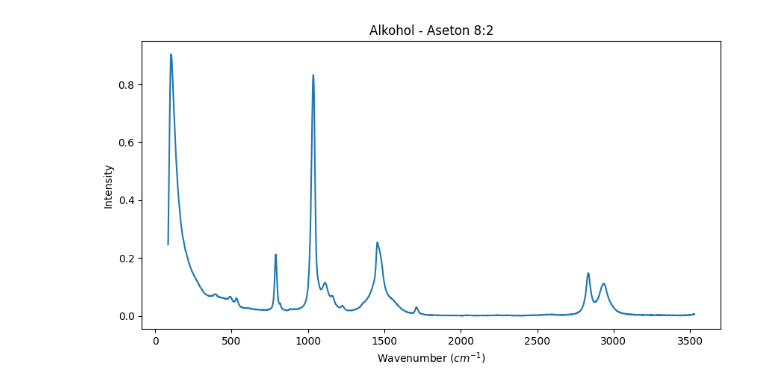
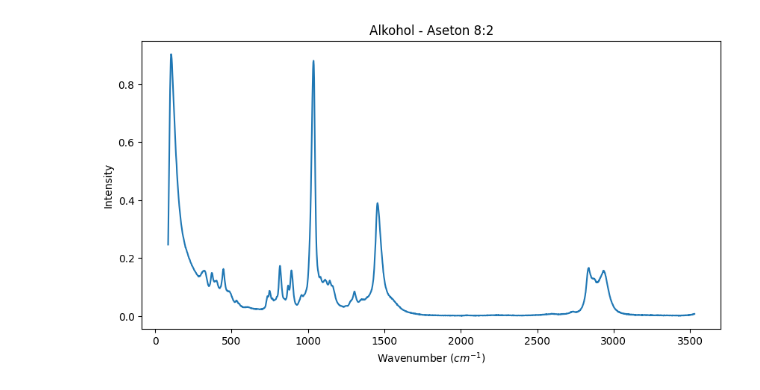
Before and after one commit to ariawahyuw/simulasi-spectra, a Jupyter notebook: Simulasi 2/Simulasi Data Artifisial.ipynb, the cells around one changed output. Cells and saved outputs as stored; diff of their text form; code cells hidden in the pictures.

```diff
--- a/Simulasi 2/Simulasi Data Artifisial.ipynb
+++ b/Simulasi 2/Simulasi Data Artifisial.ipynb
@@ -18,30 +21,68 @@ with open(path+'Etanol.txt', 'r') as file:
 scaler_alkohol = MinMaxScaler()
 scaler_aseton = MinMaxScaler()
 scaler_etanol = MinMaxScaler()
+scaler_hexana = MinMaxScaler()
 alkohol[:, 1] = scaler_alkohol.fit_transform(alkohol[:, 1].reshape(-1, 1)).reshape(-1)
 aseton[:, 1] = scaler_aseton.fit_transform(aseton[:, 1].reshape(-1, 1)).reshape(-1)
 etanol[:, 1] = scaler_etanol.fit_transform(etanol[:, 1].reshape(-1, 1)).reshape(-1)
+hexana[:, 1] = scaler_hexana.fit_transform(hexana[:, 1].reshape(-1, 1)).reshape(-1)
 # %%
-# Variasi Alkohol - Aseton [8:2, 7:3, 6:4, 5:5, 4:6, 3:7, 2:8]
+alkohol_hexana = {
+    '9:1': np.vstack((alkohol[:,0], alkohol[:, 1]*0.9 + hexana[:, 1]*0.1)),
+    '8:2': np.vstack((alkohol[:,0], alkohol[:, 1]*0.8 + hexana[:, 1]*0.2)),
+    '7:3': np.vstack((alkohol[:,0], alkohol[:, 1]*0.7 + hexana[:, 1]*0.3)),
+    '6:4': np.vstack((alkohol[:,0], alkohol[:, 1]*0.6 + hexana[:, 1]*0.4)),
+    '5:5': np.vstack((alkohol[:,0], alkohol[:, 1]*0.5 + hexana[:, 1]*0.5)),
+    '4:6': np.vstack((alkohol[:,0], alkohol[:, 1]*0.4 + hexana[:, 1]*0.6)),
+    '3:7': np.vstack((alkohol[:,0], alkohol[:, 1]*0.3 + hexana[:, 1]*0.7)),
+    '2:8': np.vstack((alkohol[:,0], alkohol[:, 1]*0.2 + hexana[:, 1]*0.8)),
+    '1:9': np.vstack((alkohol[:,0], alkohol[:, 1]*0.1 + hexana[:, 1]*0.9))
+}
 
 alkohol_aseton = {
+    '9:1': np.vstack((alkohol[:,0], alkohol[:, 1]*0.9 + aseton[:, 1]*0.1)),
     '8:2': np.vstack((alkohol[:,0], alkohol[:, 1]*0.8 + aseton[:, 1]*0.2)),
     '7:3': np.vstack((alkohol[:,0], alkohol[:, 1]*0.7 + aseton[:, 1]*0.3)),
     '6:4': np.vstack((alkohol[:,0], alkohol[:, 1]*0.6 + aseton[:, 1]*0.4)),
     '5:5': np.vstack((alkohol[:,0], alkohol[:, 1]*0.5 + aseton[:, 1]*0.5)),
     '4:6': np.vstack((alkohol[:,0], alkohol[:, 1]*0.4 + aseton[:, 1]*0.6)),
     '3:7': np.vstack((alkohol[:,0], alkohol[:, 1]*0.3 + aseton[:, 1]*0.7)),
-    '2:8': np.vstack((alkohol[:,0], alkohol[:, 1]*0.2 + aseton[:, 1]*0.8))
+    '2:8': np.vstack((alkohol[:,0], alkohol[:, 1]*0.2 + aseton[:, 1]*0.8)),
+    '1:9': np.vstack((alkohol[:,0], alkohol[:, 1]*0.1 + aseton[:, 1]*0.9))
 }
+
+alkohol_etanol = {
+    '9:1': np.vstack((alkohol[:,0], alkohol[:, 1]*0.9 + etanol[:, 1]*0.1)),
+    '8:2': np.vstack((alkohol[:,0], alkohol[:, 1]*0.8 + etanol[:, 1]*0.2)),
+    '7:3': np.vstack((alkohol[:,0], alkohol[:, 1]*0.7 + etanol[:, 1]*0.3)),
+    '6:4': np.vstack((alkohol[:,0], alkohol[:, 1]*0.6 + etanol[:, 1]*0.4)),
+    '5:5': np.vstack((alkohol[:,0], alkohol[:, 1]*0.5 + etanol[:, 1]*0.5)),
+    '4:6': np.vstack((alkohol[:,0], alkohol[:, 1]*0.4 + etanol[:, 1]*0.6)),
+    '3:7': np.vstack((alkohol[:,0], alkohol[:, 1]*0.3 + etanol[:, 1]*0.7)),
+    '2:8': np.vstack((alkohol[:,0], alkohol[:, 1]*0.2 + etanol[:, 1]*0.8)),
+    '1:9': np.vstack((alkohol[:,0], alkohol[:, 1]*0.1 + etanol[:, 1]*0.9))
+}
+
+aseton_etanol = {
+    '9:1': np.vstack((aseton[:,0], aseton[:, 1]*0.9 + etanol[:, 1]*0.1)),
+    '8:2': np.vstack((aseton[:,0], aseton[:, 1]*0.8 + etanol[:, 1]*0.2)),
+    '7:3': np.vstack((aseton[:,0], aseton[:, 1]*0.7 + etanol[:, 1]*0.3)),
+    '6:4': np.vstack((aseton[:,0], aseton[:, 1]*0.6 + etanol[:, 1]*0.4)),
+    '5:5': np.vstack((aseton[:,0], aseton[:, 1]*0.5 + etanol[:, 1]*0.5)),
+    '4:6': np.vstack((aseton[:,0], aseton[:, 1]*0.4 + etanol[:, 1]*0.6)),
+    '3:7': np.vstack((aseton[:,0], aseton[:, 1]*0.3 + etanol[:, 1]*0.7)),
+    '2:8': np.vstack((aseton[:,0], aseton[:, 1]*0.2 + etanol[:, 1]*0.8)),
+    '1:9': np.vstack((aseton[:,0], aseton[:, 1]*0.1 + etanol[:, 1]*0.9))
+}
 # %%
 plt.figure(figsize=(10, 5))
-plt.plot(alkohol_aseton['8:2'][0], alkohol_aseton['8:2'][1])
+plt.plot(alkohol_hexana['8:2'][0], alkohol_hexana['8:2'][1])
 plt.title('Alkohol - Aseton 8:2')
 plt.xlabel(r'Wavenumber $(cm^{-1})$')
 plt.ylabel('Intensity')
 plt.show()
 # %% [output]
-[figure, old version]
+[figure, new version]
 # %%
 D = np.concatenate(
         (
```
Also changed, not shown: parts of 11 cells of this notebook, 1 other file.
